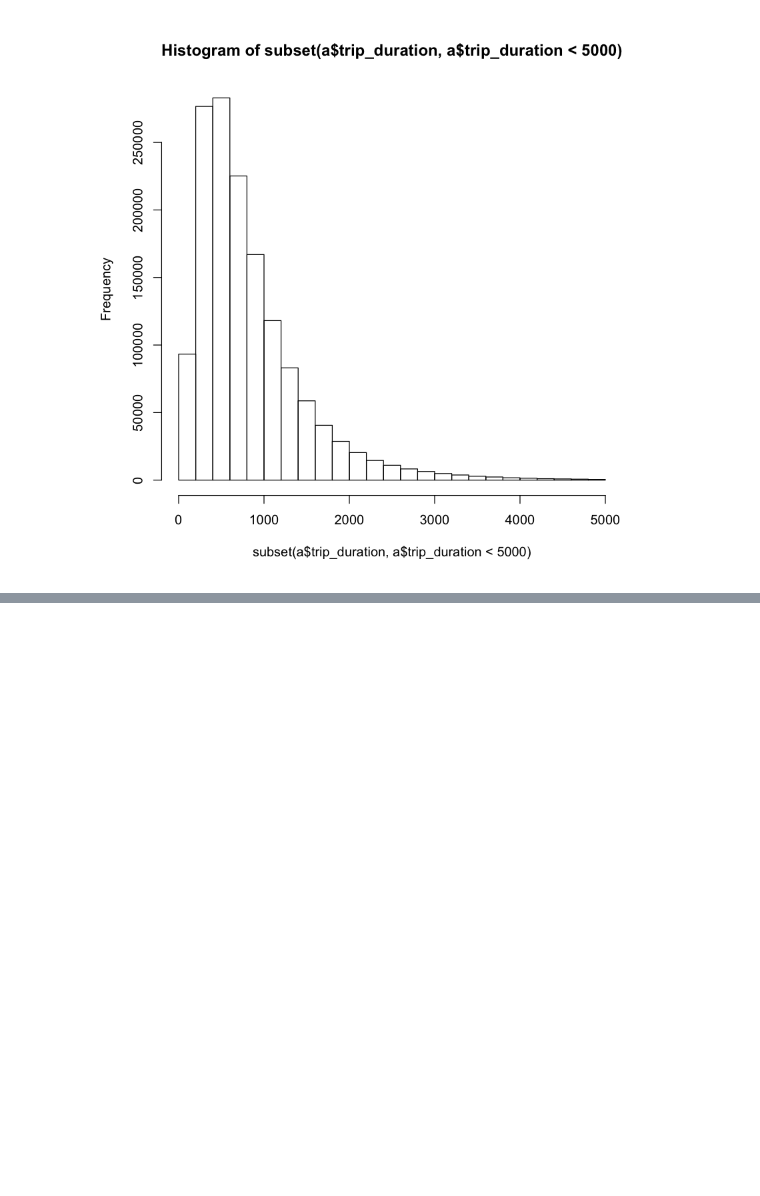
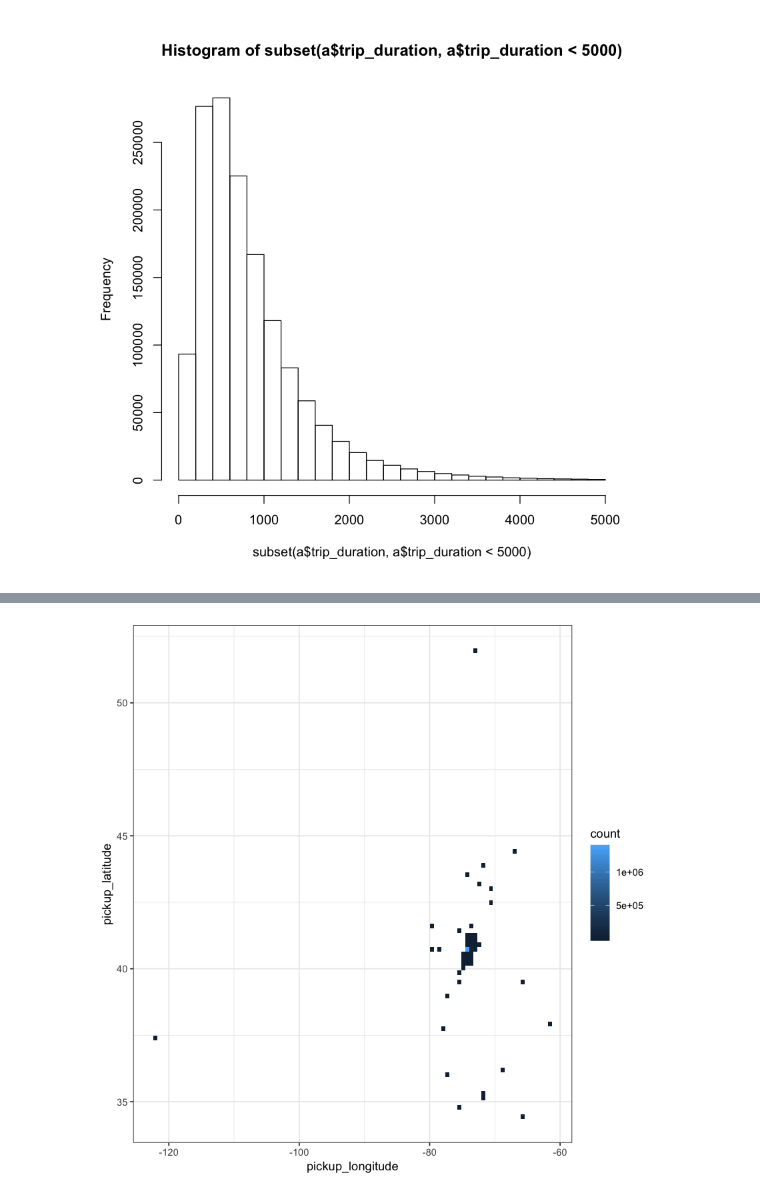
Before and after one commit to teamf3b/NYtaxy, a Jupyter notebook: data_analysis.ipynb, the cells around one changed output, grey strips where cells are left out. Saved outputs shown, nothing was run; the diff lists cells and outputs as text; code cells hidden in the pictures; blank space fills up the shorter version.

```diff
--- a/data_analysis.ipynb
+++ b/data_analysis.ipynb
@@ -26,0 +36,6 @@ hist(subset(a$trip_duration, a$trip_duration < 5000))
+# %%
+ggplot(data=a, aes(x=pickup_longitude, y=pickup_latitude) ) +
+  geom_bin2d(bins = 100) +
+  theme_bw()
+# %% [output]
+[figure, added]
```
Also changed, not shown: parts of 6 cells of this notebook.
